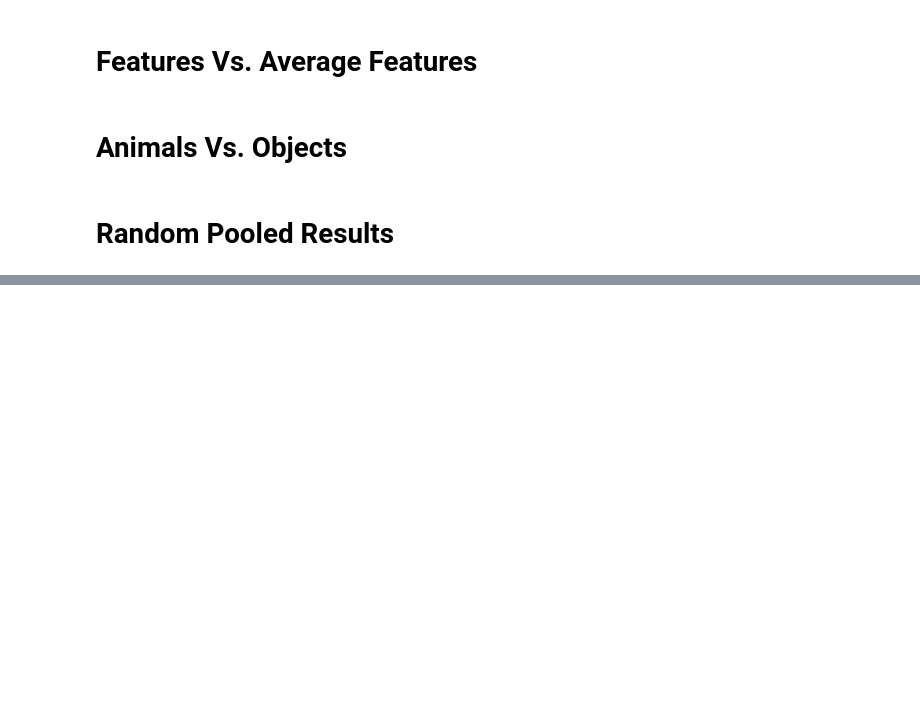
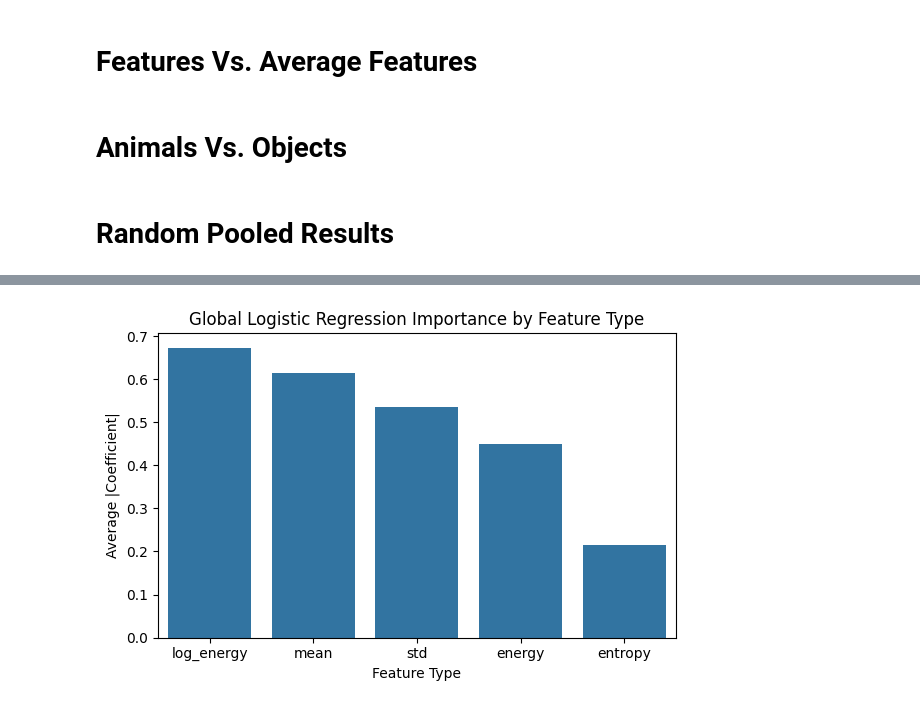
Before and after one commit to Dennis-T-cloud/EEG-Biometrics-Neural-Identity, a Jupyter notebook: 05_ml.ipynb, the cells around one changed output, grey strips where cells are left out. Cells and saved outputs as stored; diff of their text form; code cells hidden in the pictures; blank space fills up the shorter version.

```diff
--- a/05_ml.ipynb
+++ b/05_ml.ipynb
@@ -205,3 +205,10 @@ Average accuracy is 0.8075000000000001
 # Animals Vs. Objects
 # %% [markdown]
 # Random Pooled Results
+# %%
+scaler = lr_model.named_steps['standardscaler']
+clf = lr_model.named_steps['logisticregression']
+print("Scaler mean shape:", scaler.mean_.shape)       # (240,)
+print("Scaler scale shape:", scaler.scale_.shape)     # (240,)
+print("Coefficient matrix shape:", clf.coef_.shape)   # (10, 240)
+print("Intercept shape:", clf.intercept_.shape)       # (10,)
@@ -207,0 +532,23 @@ Average accuracy is 0.8075000000000001
+# %%
+# Compute importance grouped by feature type
+
+rows = []
+
+for idx, imp in enumerate(global_importance):
+    ch, band, feat, col = layout[idx]
+    rows.append({
+        "channel": ch,
+        "band": band,
+        "feature_type": feat,
+        "importance": imp
+    })
+
+feat_df = pd.DataFrame(rows)
+
+feature_type_importance = (
+    feat_df.groupby("feature_type")["importance"]
+    .mean()
+    .sort_values(ascending=False)
+)
+
+print(feature_type_importance)
@@ -207,0 +563,16 @@ Average accuracy is 0.8075000000000001
+# %%
+plt.figure(figsize=(6,4))
+
+sns.barplot(
+    x=feature_type_importance.index,
+    y=feature_type_importance.values,
+)
+
+plt.title("Global Logistic Regression Importance by Feature Type")
+plt.xlabel("Feature Type")
+plt.ylabel("Average |Coefficient|")
+
+plt.tight_layout()
+plt.show()
+# %% [output]
+[figure, added]
```
Also changed, not shown: parts of 22 cells of this notebook, 1 other file.
